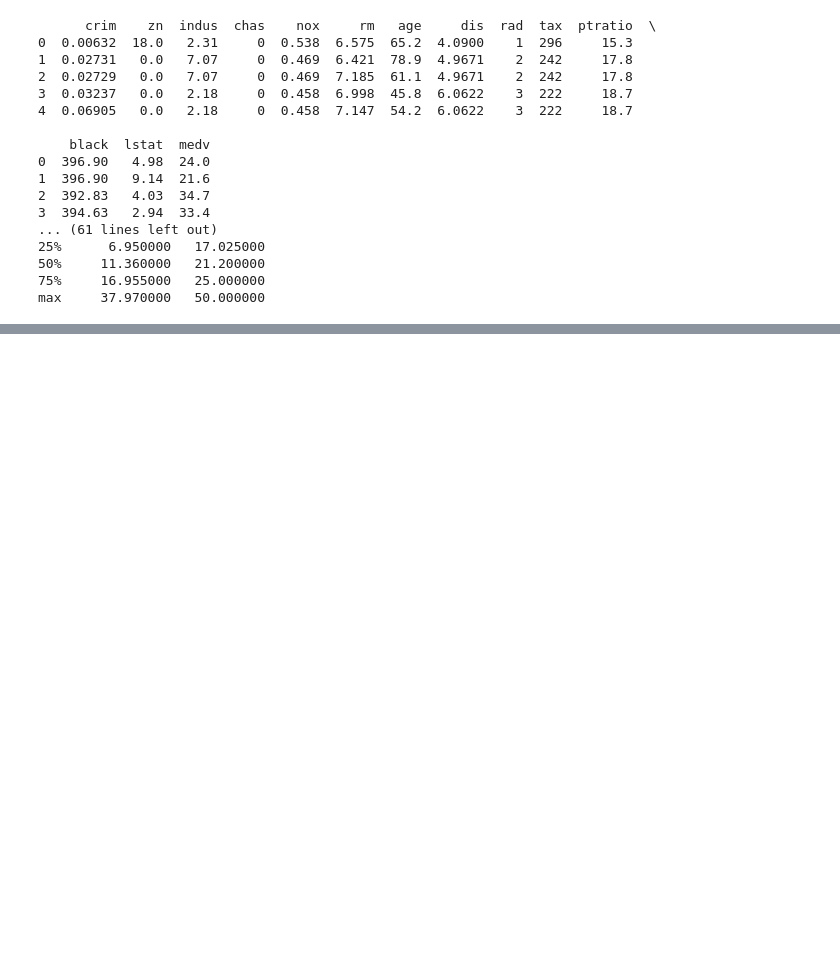
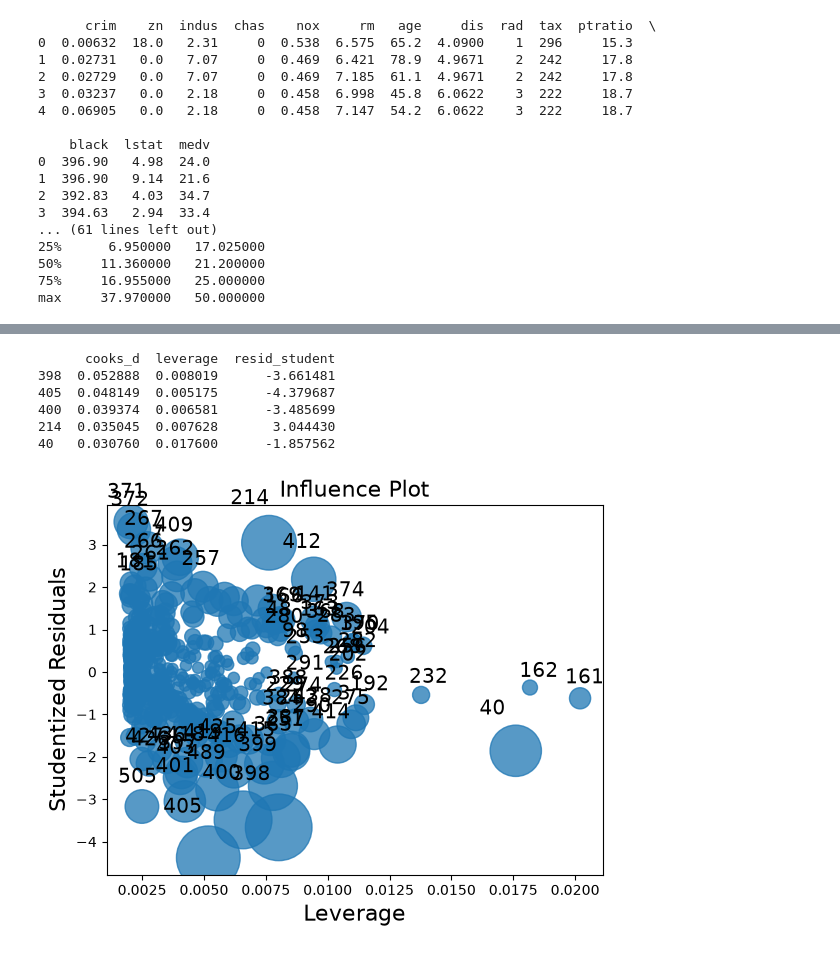
Before and after one commit to ClerenceSilva/KNN-LOESS-RLS, a Jupyter notebook: desafio 1/Códigos.ipynb, the cells around one changed output, grey strips where cells are left out. Saved outputs shown, nothing was run; the diff lists cells and outputs as text; code cells hidden in the pictures; blank space fills up the shorter version.

```diff
--- a/desafio 1/Códigos.ipynb
+++ b/desafio 1/Códigos.ipynb
@@ -166,56 +167,26 @@ Durbin-Watson (independência): 0.9180731619179245
 # %%
 
 ################################################################################
 ##### Diagnóstico de Observações Influentes e Análise de Sensibilidade
 ################################################################################
 influencia = OLSInfluence(modelo)
 
-Distância de Cook, leverage e resíduos studentizados
-# diagnostico = pd.DataFrame({
-#     "cooks_d": influencia.cooks_distance[0],
-#     "leverage": influencia.hat_matrix_diag,
-#     "resid_student": influencia.resid_studentized_external
-# })
-# print(diagnostico.sort_values("cooks_d", ascending=False).head())
+# Distância de Cook, leverage e resíduos studentizados
+diagnostico = pd.DataFrame({
+ "cooks_d": influencia.cooks_distance[0],
+    "leverage": influencia.hat_matrix_diag,
+    "resid_student": influencia.resid_studentized_external
+ })
+print(diagnostico.sort_values("cooks_d", ascending=False).head())
 
 # Gráfico de influência
-# sm.graphics.influence_plot(modelo)
-# plt.show()
-
-# Reajuste do modelo removendo observações influentes (análise de sensibilidade)
-# obs_influentes = diagnostico[diagnostico["cooks_d"] > 4 / len(dados)].index
-# modelo_sem_influentes = smf.ols("y ~ x", data=dados.drop(obs_influentes)).fit()
-# print(modelo_sem_influentes.summary())
-
-# Comparação de coeficientes entre os modelos
-# comparacao = pd.DataFrame({
-#     "original": modelo.params,
-#     "sem_influentes": modelo_sem_influentes.params
-# })
-# print(comparacao)
-
-
-################################################################################
-##### Efeitos Ajustados, Representação Gráfica e Predições
-################################################################################
-# Reta ajustada com intervalo de confiança
-
-# x_novo = pd.DataFrame({"x": np.linspace(dados["x"].min(), dados["x"].max(), 100)})
-# predicoes = modelo.get_prediction(x_novo).summary_frame(alpha=0.05)
-
-# plt.figure(figsize=(7, 5))
-# sns.scatterplot(data=dados, x="x", y="y", alpha=0.6)
-# plt.plot(x_novo["x"], predicoes["mean"], color="red", label="Reta ajustada")
-# plt.fill_between(x_novo["x"], predicoes["mean_ci_lower"], predicoes["mean_ci_upper"],
-#                   color="red", alpha=0.2, label="IC 95%")
-# plt.legend()
-# plt.xlabel("x")
-# plt.ylabel("y")
-# plt.title("Reta ajustada com intervalo de confiança")
-# plt.show()
-
-# Predições pontuais e intervalos (confiança e predição) para novos valores
-# novos_dados = pd.DataFrame({"x": [valor1, valor2]})
-# pred_media = modelo.get_prediction(novos_dados).summary_frame(alpha=0.05)  # IC da média
-# pred_obs = modelo.get_prediction(novos_dados).summary_frame(alpha=0.05)    # IC de predição (obs_labels=True)
-# print(pred_media)
+sm.graphics.influence_plot(modelo)
+plt.show()
+# %% [output]
+      cooks_d  leverage  resid_student
+398  0.052888  0.008019      -3.661481
+405  0.048149  0.005175      -4.379687
+400  0.039374  0.006581      -3.485699
+214  0.035045  0.007628       3.044430
+40   0.030760  0.017600      -1.857562
+[figure, added]
```
Also changed, not shown: parts of 6 cells of this notebook.
